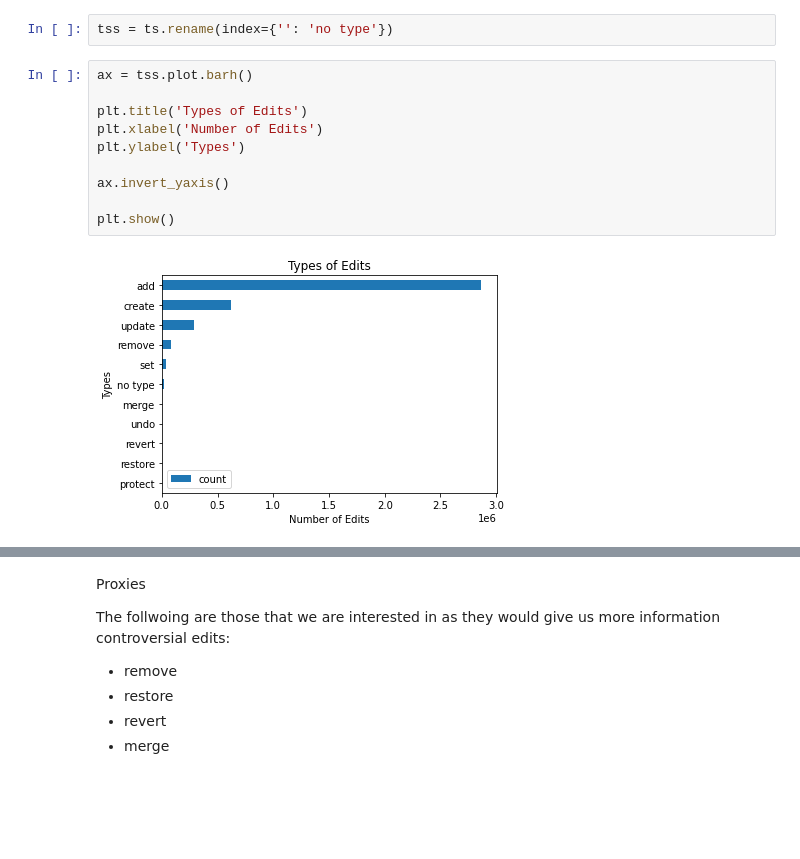
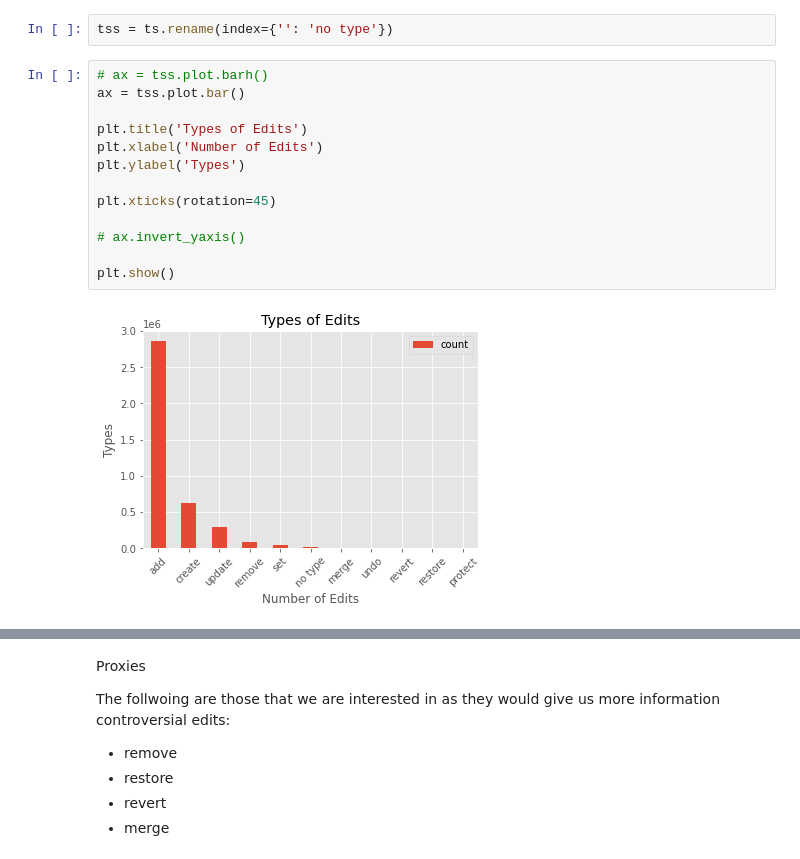
Before and after one commit to yadavtushita/6CCS3PRJ-WikidataProject, a Jupyter notebook: Politics.ipynb, the cells around one changed output, grey strips where cells are left out. Drawn from its saved outputs; the diff is of its cells as text; blank space fills up the shorter version.

```diff
--- a/Politics.ipynb
+++ b/Politics.ipynb
@@ -231,14 +235,17 @@ protect       24
 # %%
 tss = ts.rename(index={'': 'no type'})
 # %%
-ax = tss.plot.barh()
+# ax = tss.plot.barh()
+ax = tss.plot.bar()
 
 plt.title('Types of Edits')
 plt.xlabel('Number of Edits')
 plt.ylabel('Types')
 
-ax.invert_yaxis()
+plt.xticks(rotation=45)
+
+# ax.invert_yaxis()
 
 plt.show()
 # %% [output]
-[figure, old version]
+[figure, new version]
```
Also changed, not shown: parts of 28 cells of this notebook, 1 other file.
